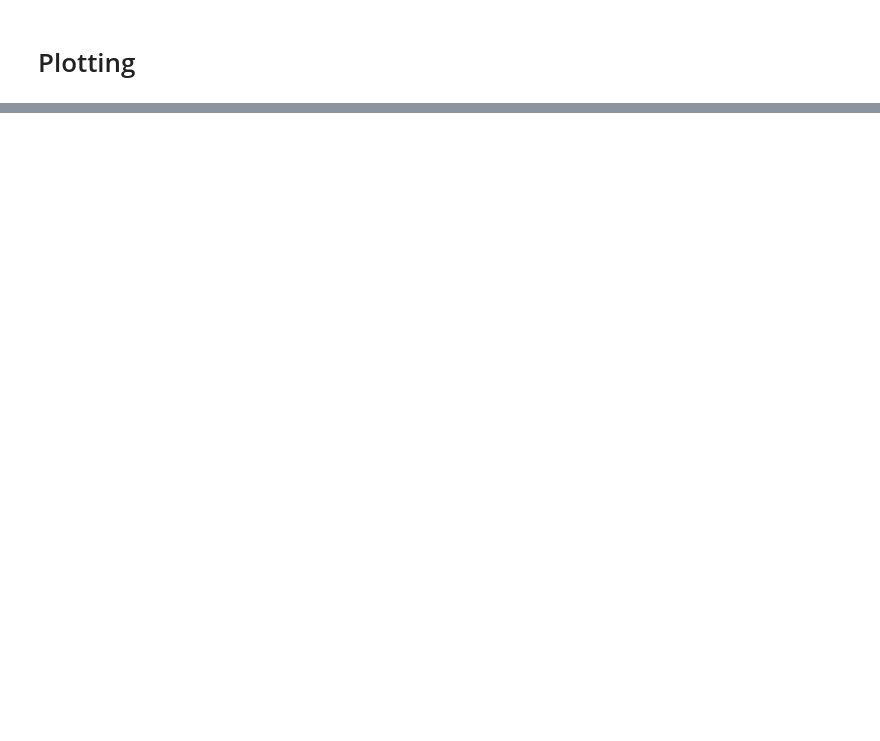
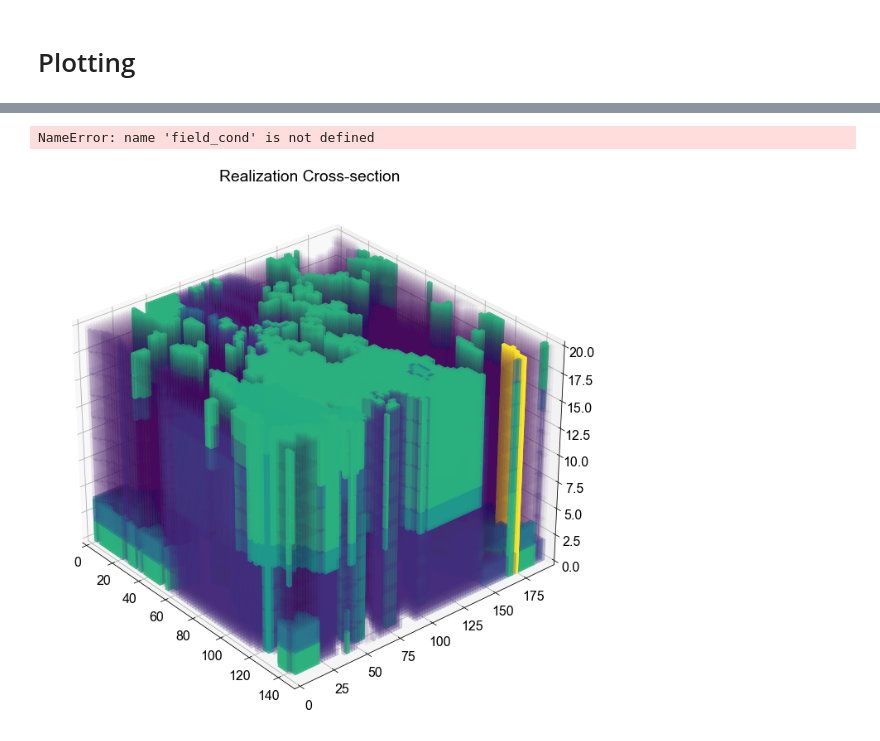
Before and after one commit to wgnesda/contam_geostats, a Jupyter notebook: ModelingORA_v1.ipynb, the cells around one changed output, grey strips where cells are left out. Saved outputs shown, nothing was run; the diff lists cells and outputs as text; code cells hidden in the pictures; blank space fills up the shorter version.

```diff
--- a/ModelingORA_v1.ipynb
+++ b/ModelingORA_v1.ipynb
@@ -283,2 +367,6 @@ Sec to run generate field:  4.550974130630493
 # %% [markdown]
 # Plotting
+# %%
+z = range(30)
+y = range(97)
+x = range(74)
@@ -307,0 +486,17 @@ fig2 = multi_slice_viewer(field) #y+depth
+# %%
+def normalize(field):
+    field_min = np.min(field)
+    return (field-field_min)/(np.max(field)-field_min)
+
+def show_histogram(values):
+    n, bins, patches = plt.hist(values.reshape(-1), 50, density=True)
+    bin_centers = 0.5 * (bins[:-1] + bins[1:])
+
+    for c, p in zip(normalize(bin_centers), patches):
+        plt.setp(p, 'facecolor', cm.viridis(c))
+
+    plt.show()
+
+show_histogram(field_cond)
+# %% [output]
+NameError: name 'field_cond' is not defined
@@ -307,0 +513,35 @@ fig2 = multi_slice_viewer(field) #y+depth
+# %%
+def explode(data):
+    shape_arr = np.array(data.shape)
+    size = shape_arr[:3]*2 - 1
+    exploded = np.zeros(np.concatenate([size, shape_arr[3:]]), dtype=data.dtype)
+    exploded[::2, ::2, ::2] = data
+    return exploded
+
+def expand_coordinates(indices):
+    x, y, z = indices
+    x[1::2, :, :] += 1
+    y[:, 1::2, :] += 1
+    z[:, :, 1::2] += 1
+    return x, y, z
+
+def plot_cube(cube, angle=320):
+    cube = normalize(cube)
+
+    facecolors = cm.viridis(cube)
+    facecolors[:,:,:,-1] = cube
+    facecolors = explode(facecolors)
+
+    filled = facecolors[:,:,:,-1] != 0
+    x, y, z = expand_coordinates(np.indices(np.array(filled.shape) + 1))
+
+    fig = plt.figure(figsize=(30/2.54, 30/2.54))
+    ax = fig.gca(projection='3d')
+    ax.view_init(30, angle)
+    ax.set_xlim(right=field.shape[0]*2) #field needs to be the entire size not the input cube size
+    ax.set_ylim(top=field.shape[1]*2)
+    ax.set_zlim(top=field.shape[2]*2)
+    ax.set_title('Realization Cross-section')
+
+    ax.voxels(x, y, z, filled, facecolors=facecolors, shade=False)
+    plt.show()
@@ -307,0 +551,5 @@ fig2 = multi_slice_viewer(field) #y+depth
+# %%
+#plot ksat raster
+plot_cube(ksat_cube_test[::-1, ::-1, ::-1])
+# %% [output]
+[figure, added]
```
Also changed, not shown: parts of 32 cells of this notebook.
